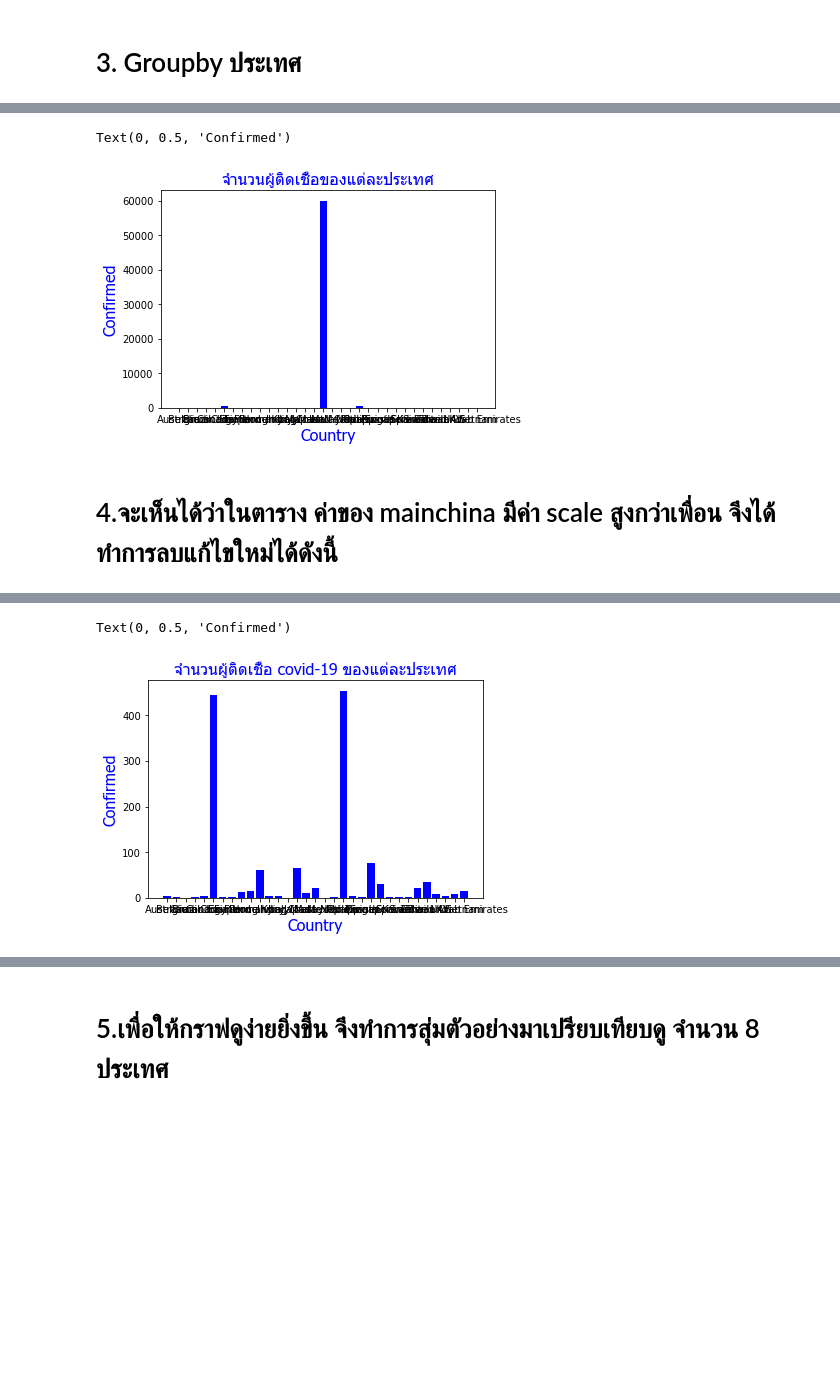
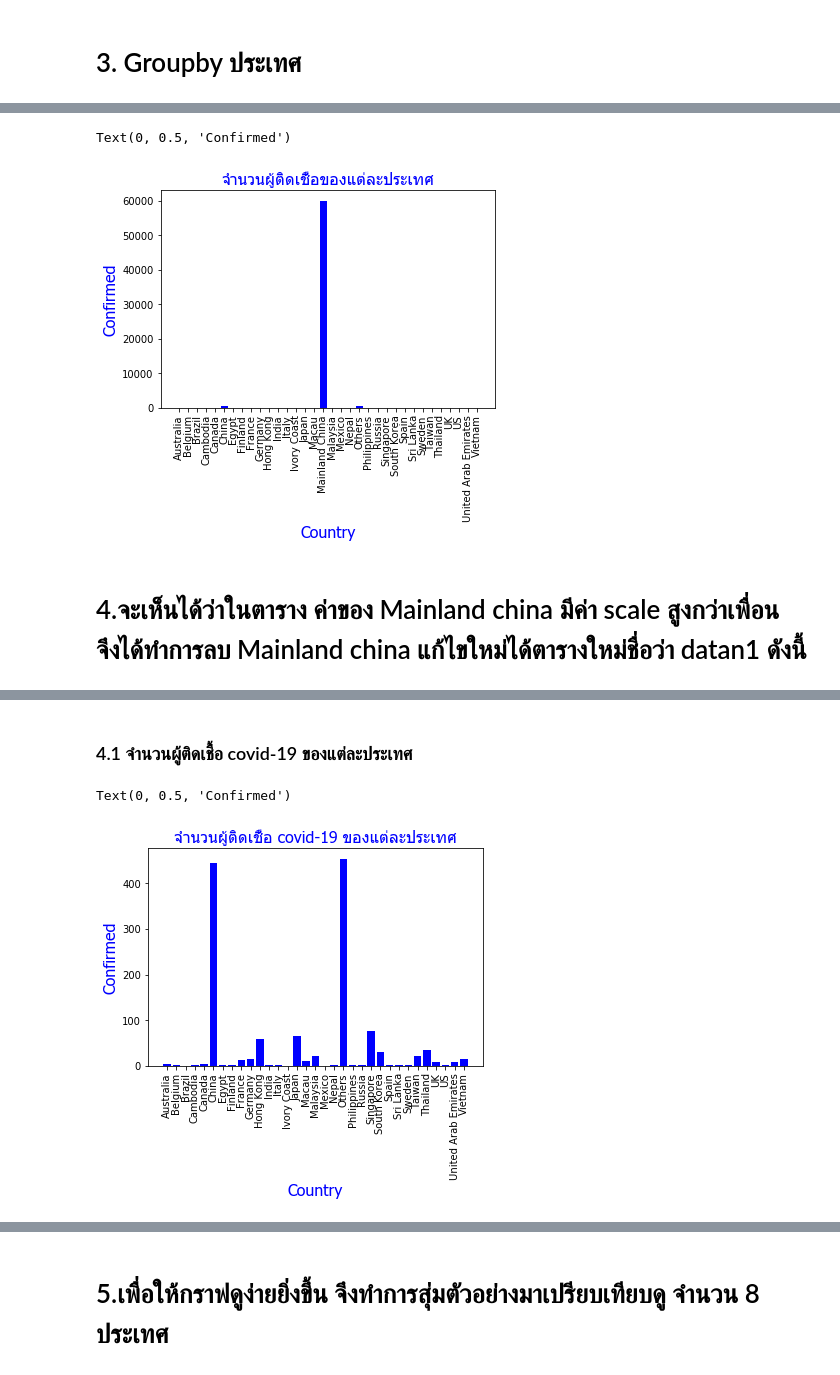
Before and after one commit to PHATTARAWAT2312/python_dataviz, a Jupyter notebook: Final_COVID-19.ipynb, the cells around one changed output, grey strips where cells are left out. Saved outputs shown, nothing was run; the diff lists cells and outputs as text; code cells hidden in the pictures; blank space fills up the shorter version.

```diff
--- a/Final_COVID-19.ipynb
+++ b/Final_COVID-19.ipynb
@@ -124,12 +124,13 @@ import numpy as np
 # %%
 plt.bar(datan.iloc[:,0], datan.iloc[:,5], color = 'b')
 plt.title(u'จำนวนผู้ติดเชื้อของแต่ละประเทศ', fontname='Tahoma', fontsize='16', color = 'b')
+plt.xticks(rotation = 90)
 plt.xlabel('Country', fontname='Tahoma', fontsize='16', color = 'b')
 plt.ylabel('Confirmed', fontname='Tahoma', fontsize='16', color = 'b')
 # %% [output]
 Text(0, 0.5, 'Confirmed')
-[figure, old version]
+[figure, new version]
 # %% [markdown]
-# 4.จะเห็นได้ว่าในตาราง ค่าของ mainchina มีค่า scale สูงกว่าเพื่อน จึงได้ทำการลบแก้ไขใหม่ได้ดังนี้
+# 4.จะเห็นได้ว่าในตาราง ค่าของ Mainland china มีค่า scale สูงกว่าเพื่อน จึงได้ทำการลบ Mainland china แก้ไขใหม่ได้ตารางใหม่ชื่อว่า datan1 ดังนี้
 # %%
 datan1 = datan[datan['Country']!='Mainland China']
@@ -152,11 +153,14 @@ datan1
 | 31 | US | 1719 | 02/17/2020 22:00:00 | Washington | 2020-05-02 21:53:00 | 3.0 | 0.0 | 2.0 |
 | 32 | United Arab Emirates | 1688 | 02/17/2020 22:00:00 | missing | 2020-08-02 07:03:00 | 9.0 | 0.0 | 4.0 |
 | 33 | Vietnam | 1684 | 02/17/2020 22:00:00 | missing | 2020-08-02 07:23:00 | 16.0 | 0.0 | 7.0 |
+# %% [markdown]
+### 4.1 จำนวนผู้ติดเชื้อ covid-19 ของแต่ละประเทศ
 # %%
 plt.bar(datan1.iloc[:,0], datan1.iloc[:,5], color = 'b')
 plt.title(u'จำนวนผู้ติดเชื้อ covid-19 ของแต่ละประเทศ', fontname='Tahoma', fontsize='16', color = 'b')
+plt.xticks(rotation = 90)
 plt.xlabel('Country', fontname='Tahoma', fontsize='16', color = 'b')
 plt.ylabel('Confirmed', fontname='Tahoma', fontsize='16', color = 'b')
 # %% [output]
 Text(0, 0.5, 'Confirmed')
-[figure, old version]
+[figure, new version]
```
Also changed, not shown: parts of 43 cells of this notebook, 4 other files.
